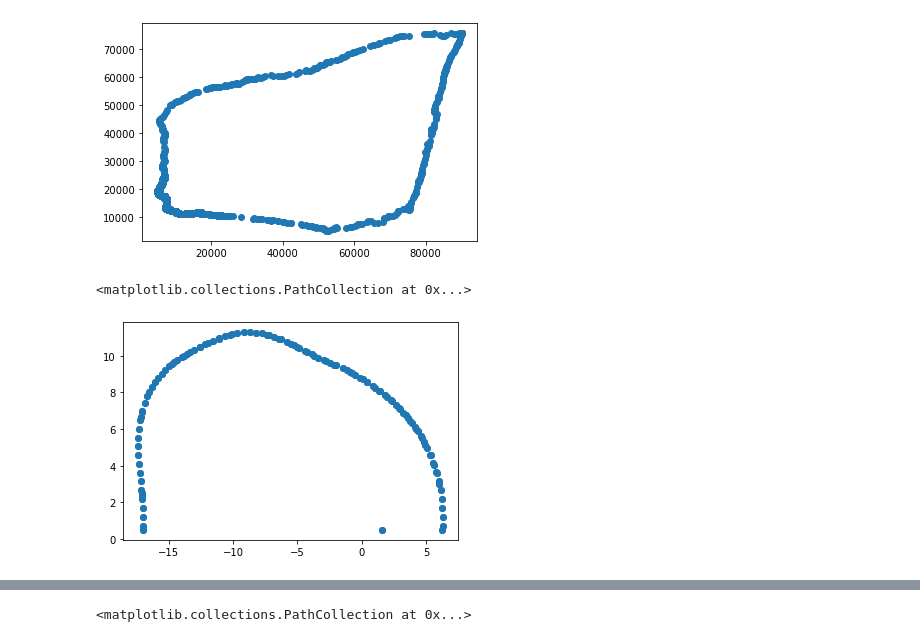
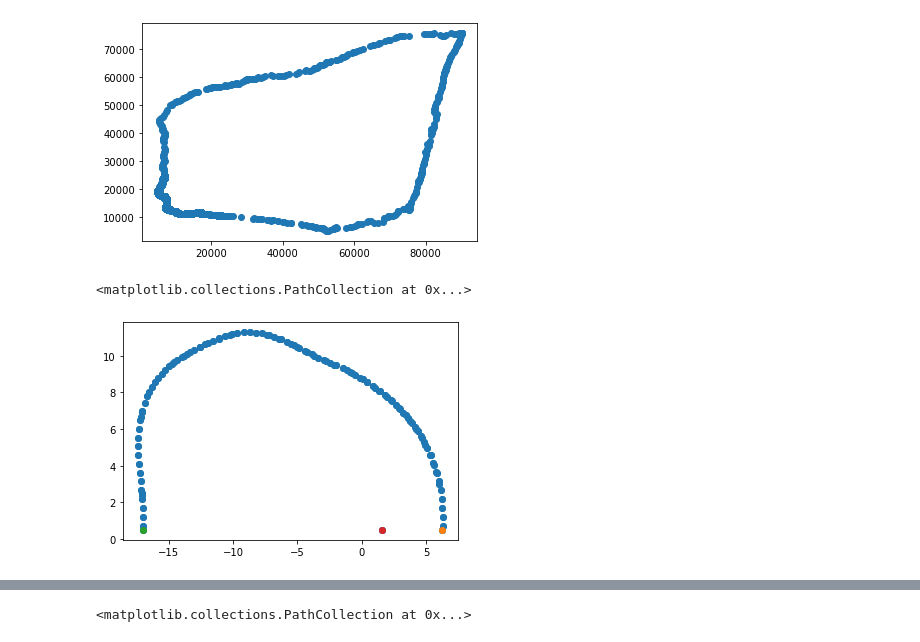
Before and after one commit to AlexHTW/mpi_beleg_4, a Jupyter notebook: registration.ipynb, the cells around one changed output, grey strips where cells are left out. Saved outputs shown, nothing was run; the diff lists cells and outputs as text; code cells hidden in the pictures.

```diff
--- a/registration.ipynb
+++ b/registration.ipynb
@@ -102,9 +102,12 @@ for path in file_path_cut:
         y_cut.append(float(splitted[1]))
     x_cuts.append(x_cut)
     y_cuts.append(y_cut)
-# %%
-# Schnitt C
-plt.scatter(x_cuts[0], y_cuts[0])
-# %% [output]
-<matplotlib.collections.PathCollection at 0x...>
-[figure, removed]
+# %%
+# Schnitt C
+plt.scatter(x_cuts[0], y_cuts[0])
+plt.scatter(x_cuts[0][-4], y_cuts[0][-4])
+plt.scatter(x_cuts[0][-2], y_cuts[0][-2])
+plt.scatter(x_cuts[0][-1], y_cuts[0][-1])
+# %% [output]
+<matplotlib.collections.PathCollection at 0x...>
+[figure, added]
```
Also changed, not shown: parts of 16 cells of this notebook.
